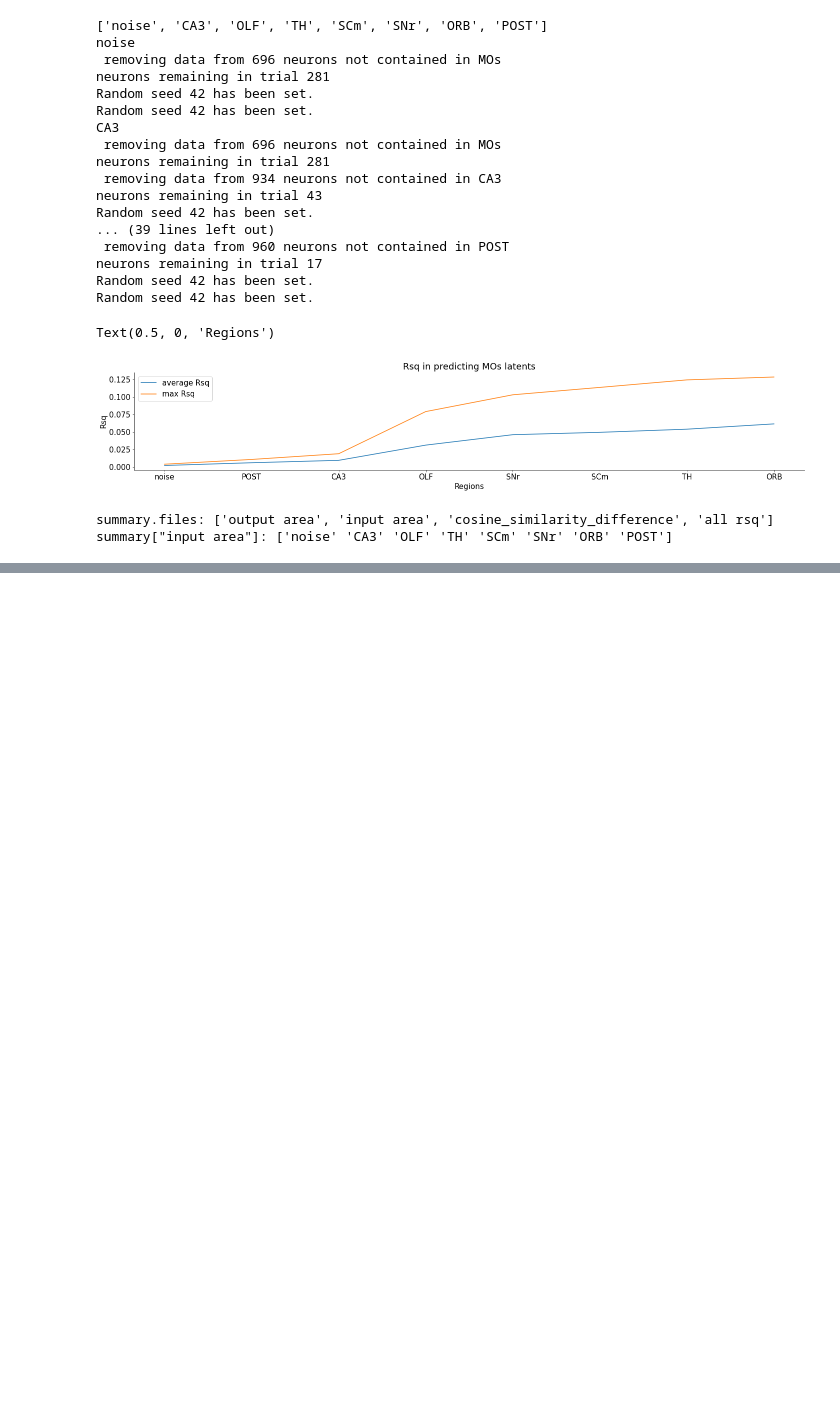
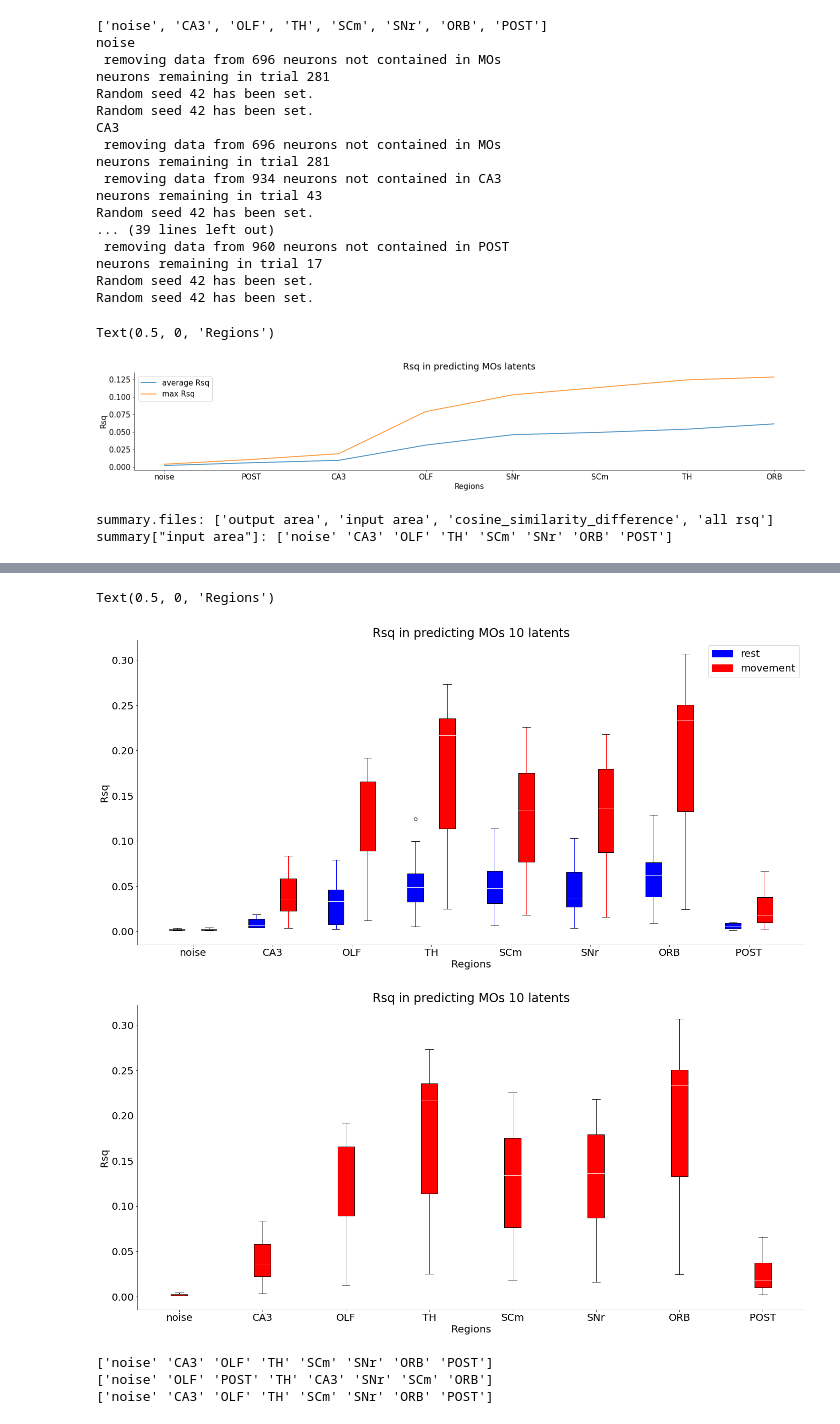
Before and after one commit to cindyhfls/NMA_DL_2021_project, a Jupyter notebook: DifferentRegionsCorrelatedLatents/s31_rest.ipynb, the cells around one changed output, grey strips where cells are left out. Cells and saved outputs as stored; diff of their text form; code cells hidden in the pictures; blank space fills up the shorter version.

```diff
--- a/DifferentRegionsCorrelatedLatents/s31_rest.ipynb
+++ b/DifferentRegionsCorrelatedLatents/s31_rest.ipynb
@@ -539,0 +572,40 @@ Text(0, 0.5, 'cosine similarity')
+# %%
+import matplotlib.patches as mpatches
+
+plotx = np.array(range(1,9))
+
+allrsq.shape
+plt.figure()
+ax1 = plt.boxplot(allrsq.T, positions = plotx-0.2,widths = 0.2,patch_artist = True,boxprops = dict(facecolor = 'b'),medianprops = dict(color = 'white'),whiskerprops=dict(color = 'b'))
+ax2 = plt.boxplot(allrsq_move.T, positions = plotx+0.2,widths = 0.2,patch_artist = True,boxprops = dict(facecolor = 'r'),medianprops = dict(color = 'white'),whiskerprops=dict(color = 'r'))
+plt.xticks(range(1,len(sort_index)+1),input_areas)
+plt.title('Rsq in predicting '+summary['output area'].tolist()+' 10 latents');
+plt.ylabel('Rsq');
+plt.xlabel('Regions')
+blue_patch = mpatches.Patch(color='blue', label = 'rest')
+red_patch = mpatches.Patch(color = 'red', label = 'movement')
+plt.legend(handles = [blue_patch, red_patch])
+
+# plt.legend((ax1,ax2),('rest','movement'))
+
+plt.figure()
+_ = plt.boxplot(allrsq_move.T, positions = plotx,widths = 0.2,patch_artist = True,boxprops = dict(facecolor = 'red'),medianprops = dict(color = 'white'))
+plt.xticks(range(1,len(sort_index)+1),input_areas)
+plt.title('Rsq in predicting '+summary['output area'].tolist()+' 10 latents');
+plt.ylabel('Rsq');
+plt.xlabel('Regions')
+# plt.legend(('rest','movement'))
+# %% [output]
+Text(0.5, 0, 'Regions')
+[figure, added]
+[figure, added]
+# %%
+print(summary['input area'])
+print(summary_move['input area'])
+input_area_move = summary_move['input area']
+indx =[0,4,1,3,6,5,7,2]
+print(input_area_move[indx])
+# %% [output]
+['noise' 'CA3' 'OLF' 'TH' 'SCm' 'SNr' 'ORB' 'POST']
+['noise' 'OLF' 'POST' 'TH' 'CA3' 'SNr' 'SCm' 'ORB']
+['noise' 'CA3' 'OLF' 'TH' 'SCm' 'SNr' 'ORB' 'POST']
```
Also changed, not shown: parts of 3 cells of this notebook.
